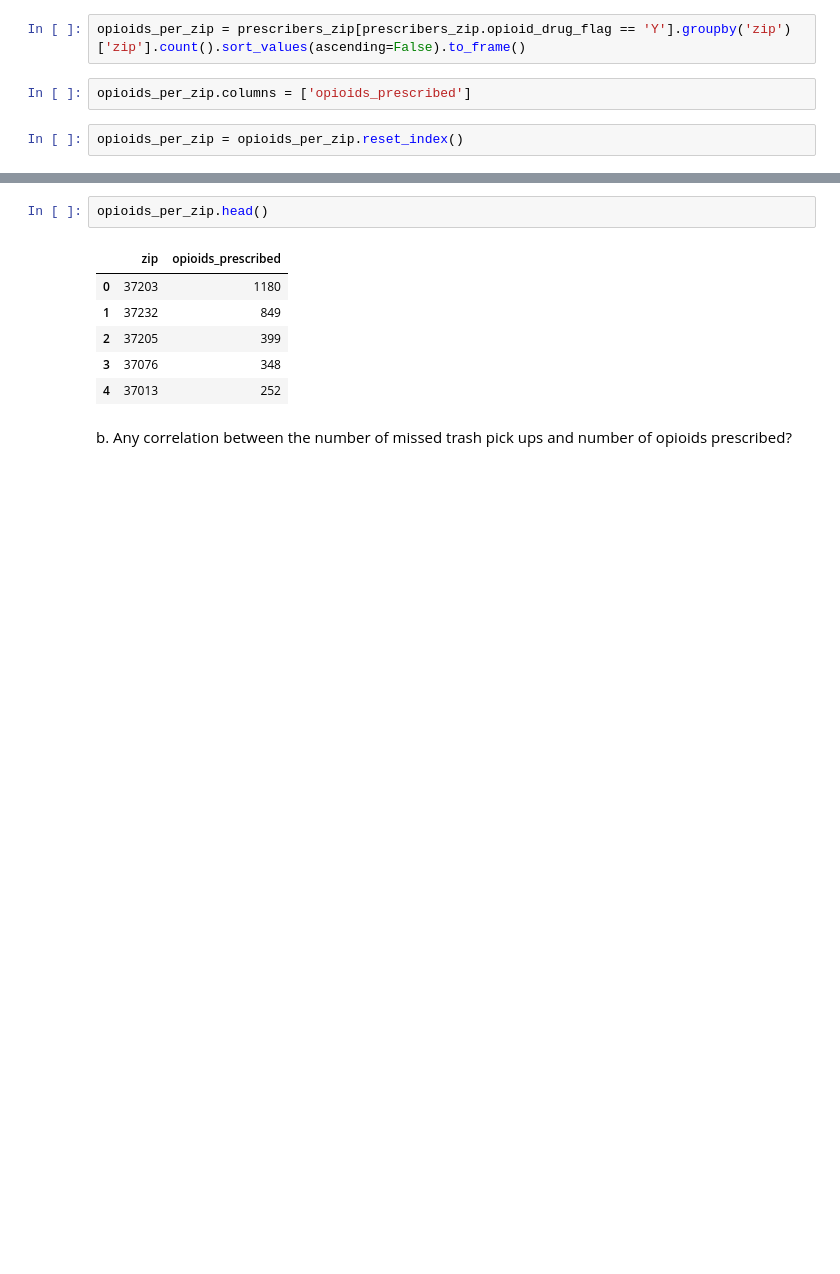
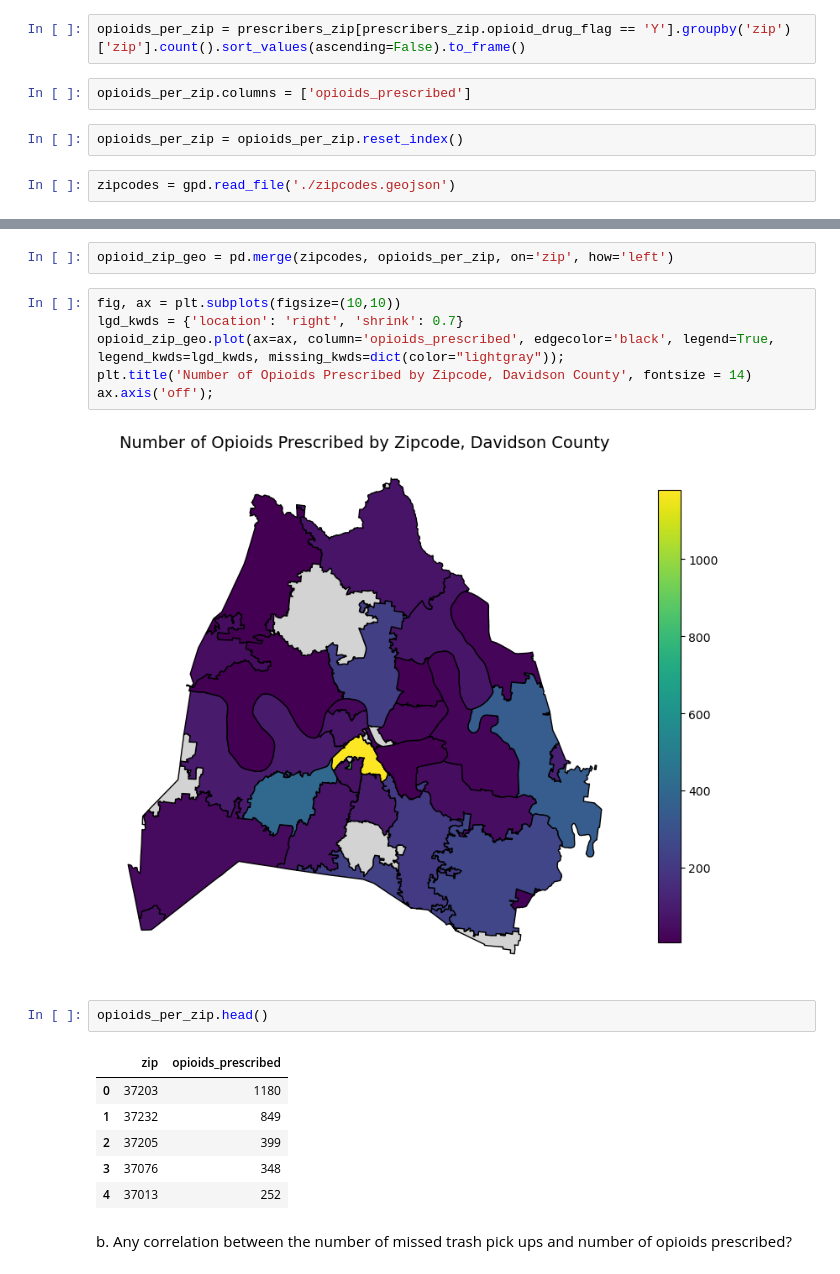
Before and after one commit to NewForce-Data-Cohort-12/prescriber-now-in-python-banjo-of-the-damned, a Jupyter notebook: prescribers.ipynb, the cells around one changed output, grey strips where cells are left out. Cells and saved outputs as stored; diff of their text form; blank space fills up the shorter version.

```diff
--- a/prescribers.ipynb
+++ b/prescribers.ipynb
@@ -463,3 +759,5 @@ opioids_per_zip = prescribers_zip[prescribers_zip.opioid_drug_flag == 'Y'].group
 opioids_per_zip.columns = ['opioids_prescribed']
 # %%
 opioids_per_zip = opioids_per_zip.reset_index()
+# %%
+zipcodes = gpd.read_file('./zipcodes.geojson')
@@ -466,3 +780,13 @@ opioids_per_zip = opioids_per_zip.reset_index()
+# %%
+opioid_zip_geo = pd.merge(zipcodes, opioids_per_zip, on='zip', how='left')
+# %%
+fig, ax = plt.subplots(figsize=(10,10))
+lgd_kwds = {'location': 'right', 'shrink': 0.7}
+opioid_zip_geo.plot(ax=ax, column='opioids_prescribed', edgecolor='black', legend=True, legend_kwds=lgd_kwds, missing_kwds=dict(color="lightgray"));
+plt.title('Number of Opioids Prescribed by Zipcode, Davidson County', fontsize = 14)
+ax.axis('off');
+# %% [output]
+[figure, added]
 # %%
 opioids_per_zip.head()
 # %% [output]
```
Also changed, not shown: parts of 50 cells of this notebook, 4 other files.
